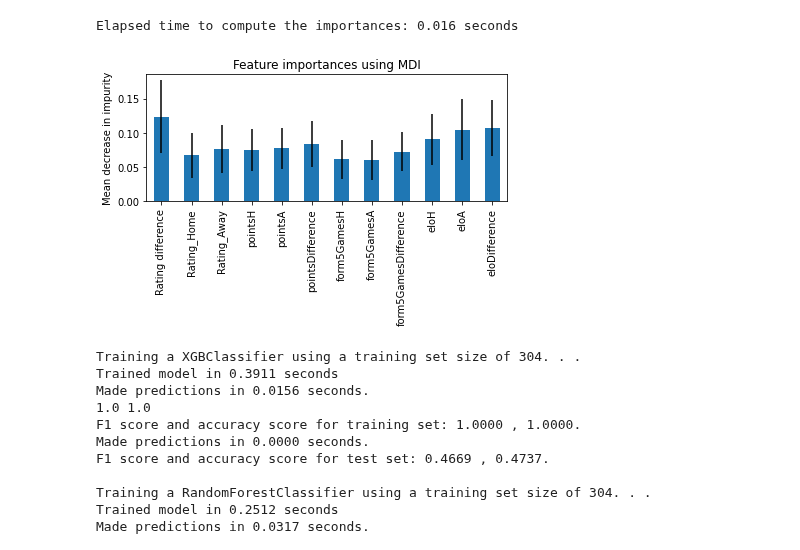
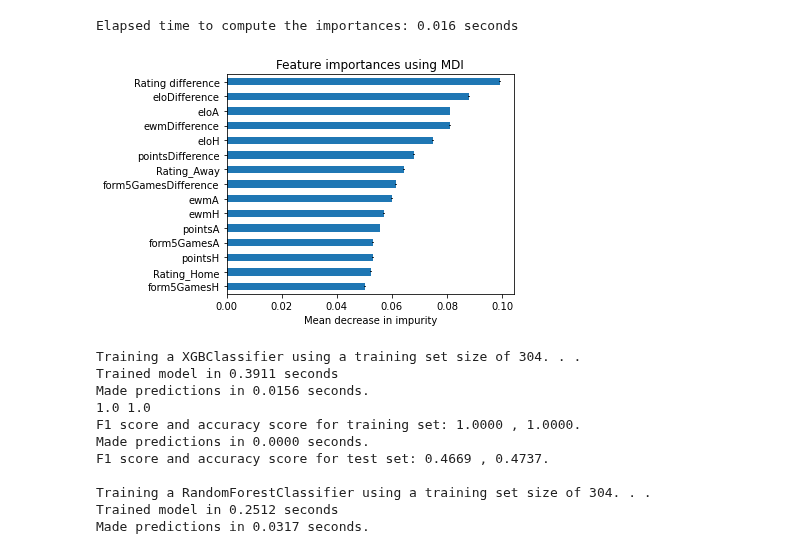
Before and after one commit to Giuliano99/Masterarbeit, a Jupyter notebook: Random Forest.ipynb, the cells around one changed output. Drawn from its saved outputs; the diff is of its cells as text; code cells hidden in the pictures.

```diff
--- a/Random Forest.ipynb
+++ b/Random Forest.ipynb
@@ -195,7 +202,8 @@ choices = [0, 1, 2]
 PL_21_team_ratings['identifier'] = np.select(conditions, choices)
 #PL_21_team_ratings.drop(PL_21_team_ratings[ PL_21_team_ratings.Wk < 4].index, inplace=True)
 y = PL_21_team_ratings['identifier'].to_numpy()
-feature_names = ['Rating difference','Rating_Home', 'Rating_Away','pointsH', 'pointsA', 'pointsDifference', 'form5GamesH', 'form5GamesA', 'form5GamesDifference', 'eloH', 'eloA', 'eloDifference']
+feature_names = ['Rating difference','Rating_Home', 'Rating_Away','pointsH', 'pointsA', 'pointsDifference', 'form5GamesH', 'form5GamesA', 'form5GamesDifference', 'eloH', 'eloA', 'eloDifference', 'ewmH', 'ewmA', 'ewmDifference']
+#feature_names = ['Rating difference', 'eloH', 'eloA', 'eloDifference', 'ewmDifference']
 X = PL_21_team_ratings[feature_names].to_numpy()
 #X = PL_21_team_ratings[['Rating difference', 'eloA', 'eloDifference' ]].to_numpy()
 # %%
@@ -255,3 +260,7 @@ rf_model.get_params()
  'random_state': None,
  'verbose': 0,
  'warm_start': False}
+# %%
+rf_model.fit(X_train, y_train)
+xgb_model.fit(X_train, y_train)
+rf_model.get_params()
@@ -285,15 +313,19 @@ Elapsed time to compute the importances: 0.016 seconds
 # %%
 
 #feature_names = [f"feature {i}" for i in range(X.shape[1])]
 
+
 forest_importances = pd.Series(importances, index=feature_names)
+forest_importances= forest_importances.sort_values()
 fig, ax = plt.subplots()
-forest_importances.plot.bar(yerr=std, ax=ax)
+
+
+forest_importances.plot.barh( ax=ax, yerr=std)
 ax.set_title("Feature importances using MDI")
-ax.set_ylabel("Mean decrease in impurity")
+ax.set_xlabel("Mean decrease in impurity")
 fig.tight_layout()
 # %% [output]
-[figure, old version]
+[figure, new version]
 # %%
 #for measuring training time
 from time import time
```
Also changed, not shown: parts of 10 cells of this notebook, 4 other files.
